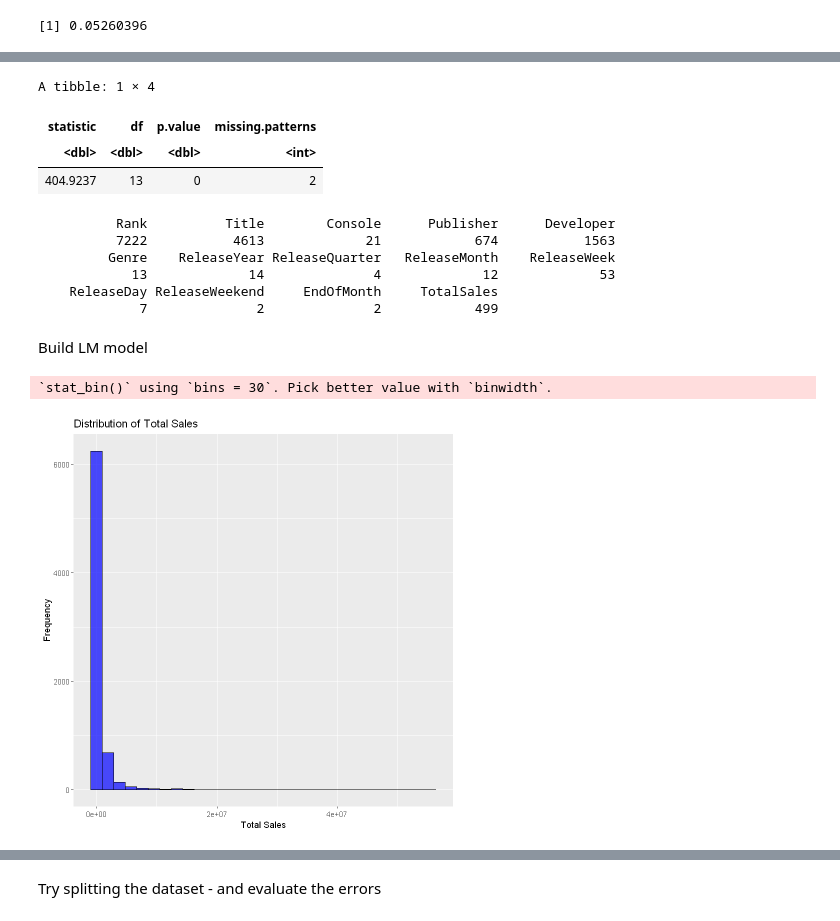
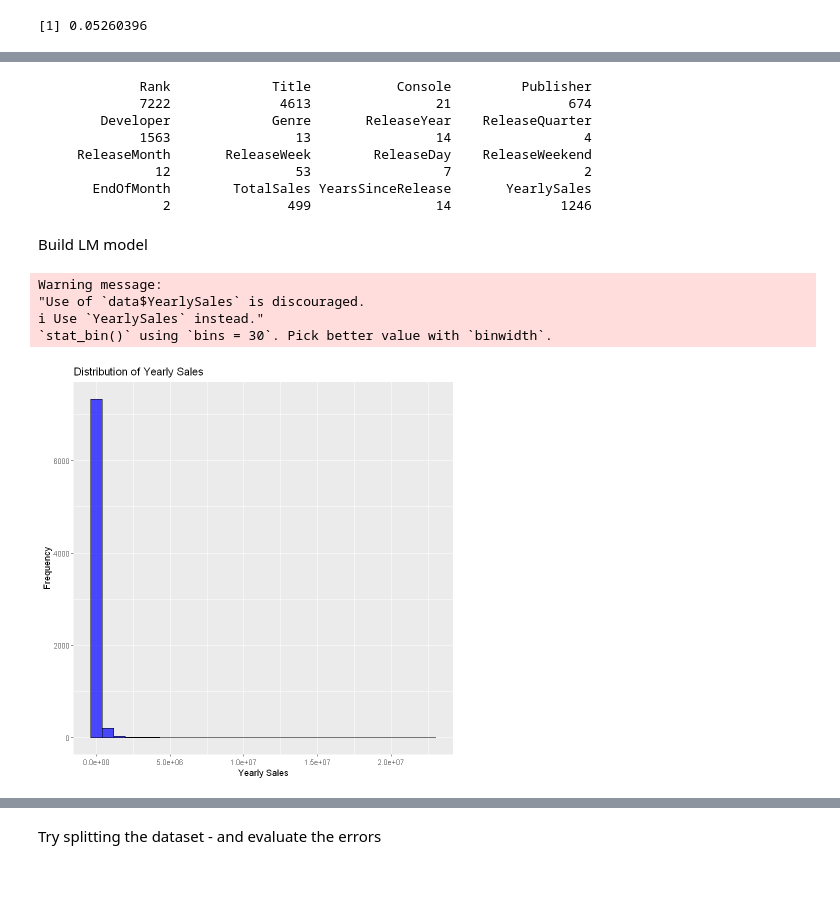
Before and after one commit to wd686/EBAC, a Jupyter notebook: dataProcessing/revenuePredictor.ipynb, the cells around one changed output, grey strips where cells are left out. Saved outputs shown, nothing was run; the diff lists cells and outputs as text; code cells hidden in the pictures; blank space fills up the shorter version.

```diff
--- a/dataProcessing/revenuePredictor.ipynb
+++ b/dataProcessing/revenuePredictor.ipynb
@@ -95,7 +95,8 @@ data <- data %>%
     Developer = as.factor(Developer),
     Genre = as.factor(Genre),
     ReleaseWeekend = as.factor(ReleaseWeekend),
-    EndOfMonth = as.factor(EndOfMonth)
+    EndOfMonth = as.factor(EndOfMonth),
+    TotalSales = as.numeric(TotalSales)
   )
 
 data ['NASales'] = NULL
@@ -107,4 +108,13 @@ data ['LastUpdate'] = NULL
 data ['VGChartzScore'] = NULL
 data ['CriticScore'] = NULL
 data ['UserScore'] = NULL
+# %%
+########################################################
+# Calculate YearlySales
+
+# Calculate YearsSinceRelease
+data$YearsSinceRelease <- 2023 - data$ReleaseYear
+
+# Calculate YearlySales
+data$YearlySales <- ifelse(data$YearsSinceRelease == 0, data$TotalSales, data$TotalSales / data$YearsSinceRelease)
 # %%
@@ -144,7 +174,7 @@ Note: Due to large amount of publishers & developers, we run one-way ANOVA test
 data$Publisher <- gsub("-", "_", data$Publisher)
 # %%
 # Perform one-way ANOVA to identify significant publishers
-anova.result_Publisher = aov(TotalSales ~ Publisher,data=data)
+anova.result_Publisher <- aov(YearlySales ~ Publisher, data = data)
 summary(anova.result_Publisher)
 
 # p-value is less than 0.05, reject the null hypothesis - Publisher has an impact on the revenue
@@ -258,7 +292,7 @@ sapply(data, function(x) n_distinct(x))
 data$Developer <- gsub("-", "_", data$Developer)
 # %%
 # Perform one-way ANOVA to identify significant publishers
-anova.result_Developer = aov(TotalSales ~ Developer,data=data)
+anova.result_Developer = aov(YearlySales ~ Developer,data=data)
 summary(anova.result_Developer)
 
 # p-value is less than 0.05, reject the null hypothesis - Developer has an impact on the revenue
@@ -344,11 +380,6 @@ A matrix: 3 × 15 of type dbl
 # The null hypothesis (H0) : the data is MCAR
 
 mcar_test(data)
-# %% [output]
-A tibble: 1 × 4
-| statistic | df | p.value | missing.patterns |
-| <dbl> | <dbl> | <dbl> | <int> |
-| 404.9237 | 13 | 0 | 2 |
 # %%
 # p-value is less than 0.05, reject null hypothesis = data is not missing at random;
 # hence we are unable to perform data imputation to prevent systematic error
@@ -363,26 +394,31 @@ sapply(data, function(x) n_distinct(x))
 
 # Data left with 7222 records
 # %% [output]
-          Rank          Title        Console      Publisher      Developer
-          7222           4613             21            674           1563
-         Genre    ReleaseYear ReleaseQuarter   ReleaseMonth    ReleaseWeek
-            13             14              4             12             53
-    ReleaseDay ReleaseWeekend     EndOfMonth     TotalSales
-             7              2              2            499
+             Rank             Title           Console         Publisher
+             7222              4613                21               674
+        Developer             Genre       ReleaseYear    ReleaseQuarter
+             1563                13                14                 4
+     ReleaseMonth       ReleaseWeek        ReleaseDay    ReleaseWeekend
+               12                53                 7                 2
+       EndOfMonth        TotalSales YearsSinceRelease       YearlySales
+                2               499                14              1246
 # %% [markdown]
 Build LM model
 # %%
 ########################################################
 # Check the distribution of dependent variable (TotalSales)
 
 # Create a histogram using ggplot
-ggplot(data, aes(x = data$TotalSales)) +
+ggplot(data, aes(x = data$YearlySales)) +
   geom_histogram(fill = "blue", color = "black", alpha = 0.7) +
   labs(
-    title = "Distribution of Total Sales",
-    x = "Total Sales",
+    title = "Distribution of Yearly Sales",
+    x = "Yearly Sales",
     y = "Frequency"
   )
 # %% [output]
+Warning message:
+"Use of `data$YearlySales` is discouraged.
+ℹ Use `YearlySales` instead."
 `stat_bin()` using `bins = 30`. Pick better value with `binwidth`.
-[figure, old version]
+[figure, new version]
```
Also changed, not shown: parts of 73 cells of this notebook.
